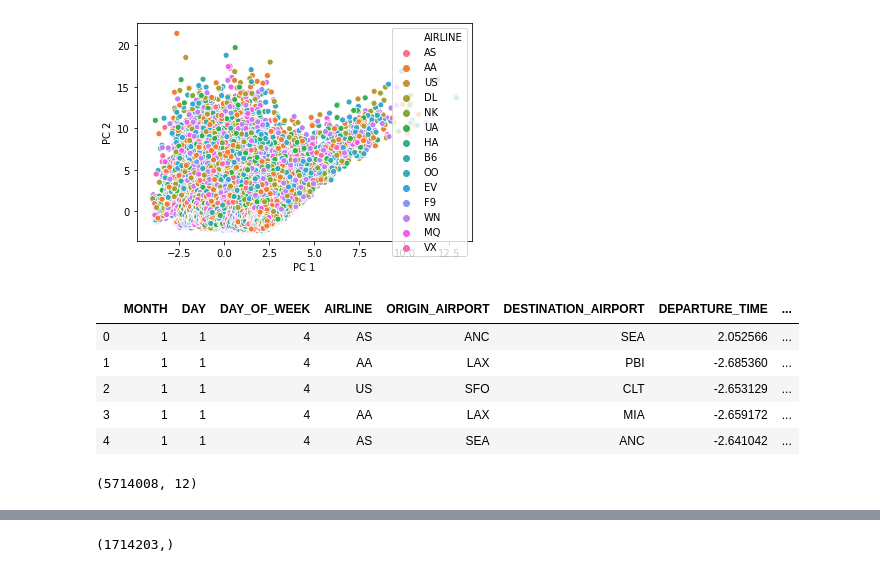
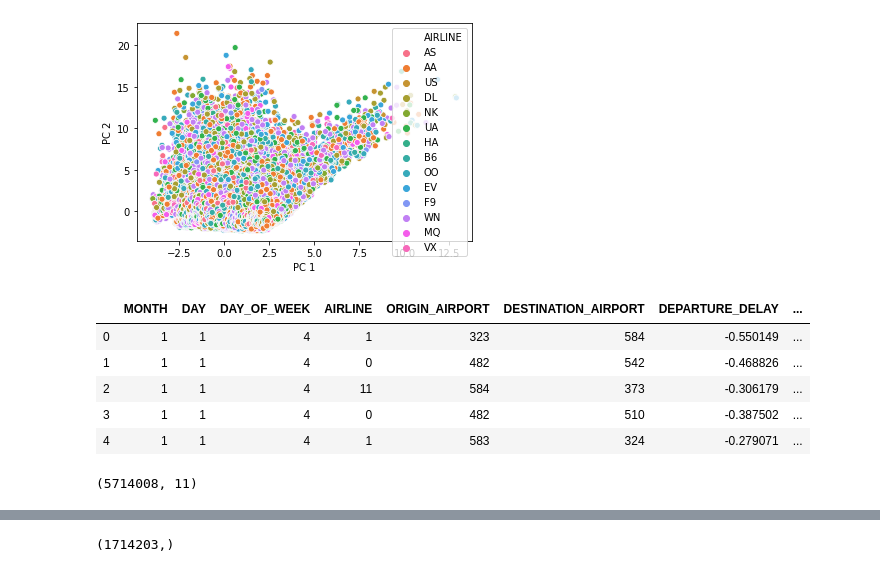
Before and after one commit to afarboledac/CRP_FLIGHT_DELAYS_ANALYSIS, a Jupyter notebook: TrabajoFinal.ipynb, the cells around one changed output, grey strips where cells are left out. Cells and saved outputs as stored; diff of their text form; code cells hidden in the pictures.

```diff
--- a/TrabajoFinal.ipynb
+++ b/TrabajoFinal.ipynb
@@ -145,7 +145,7 @@ plt.show()
 # %%
 flight = flight.drop(
     ['WHEELS_OFF', 'SCHEDULED_DEPARTURE', 'WHEELS_ON', 'SCHEDULED_TIME',
-     'ELAPSED_TIME', 'AIR_TIME','ARRIVAL_TIME'],
+     'ELAPSED_TIME', 'AIR_TIME','ARRIVAL_TIME', 'DEPARTURE_TIME'],
     axis=1)
 # %%
 axis = plt.subplots(figsize=(20, 14))
@@ -192,6 +191,6 @@ flight_encoder_nostd
 5714008 rows × 8 columns
 # %%
 ##Separación de las variables a estandarizar
-flight_encoder_std= flight[['DEPARTURE_TIME','DEPARTURE_DELAY','TAXI_OUT','DISTANCE','TAXI_IN','SCHEDULED_ARRIVAL']]
+flight_encoder_std= flight[['DEPARTURE_DELAY','TAXI_OUT','DISTANCE','TAXI_IN','SCHEDULED_ARRIVAL']]
 flight_encoder_std
 # %% [output]
@@ -226,5 +225,5 @@ print(flight_std )
 # %%
 ##LLevamos los datos estandarizados a un data frame
-flight_std= pd.DataFrame(flight_std, columns=['DEPARTURE_TIME', 'DEPARTURE_DELAY', 'TAXI_OUT', 'DISTANCE','TAXI_IN','SCHEDULED_ARRIVAL'])
+flight_std= pd.DataFrame(flight_std, columns=['DEPARTURE_DELAY', 'TAXI_OUT', 'DISTANCE','TAXI_IN','SCHEDULED_ARRIVAL'])
 flight_std
 # %% [output]
@@ -330,24 +329,24 @@ plt.show()
 # %% [output]
 [figure]
 # %%
-##Se eliminan las variables sin variación
-flight_encoder_nostd  = flight_encoder_nostd .drop(
-    ['DIVERTED', 'CANCELLED', 'PC 1', 'PC 2'],
+##Se eliminan las variables sin variación y las estandarizadas
+flight_encoder  = flight_encoder.drop(
+    ['DEPARTURE_DELAY', 'TAXI_OUT', 'DISTANCE','TAXI_IN','SCHEDULED_ARRIVAL'],
     axis=1)
 # %%
-flight_complete=pd.concat([flight_encoder_nostd.reset_index(drop=True), flight_std.reset_index(drop=True)], axis=1)
+flight_complete=pd.concat([flight_encoder.reset_index(drop=True), flight_std.reset_index(drop=True)], axis=1)
 flight_complete.head()
 # %% [output]
-|  | MONTH | DAY | DAY_OF_WEEK | AIRLINE | ORIGIN_AIRPORT | DESTINATION_AIRPORT | DEPARTURE_TIME | ... |
-| 0 | 1 | 1 | 4 | AS | ANC | SEA | 2.052566 | ... |
-| 1 | 1 | 1 | 4 | AA | LAX | PBI | -2.685360 | ... |
-| 2 | 1 | 1 | 4 | US | SFO | CLT | -2.653129 | ... |
-| 3 | 1 | 1 | 4 | AA | LAX | MIA | -2.659172 | ... |
-| 4 | 1 | 1 | 4 | AS | SEA | ANC | -2.641042 | ... |
+|  | MONTH | DAY | DAY_OF_WEEK | AIRLINE | ORIGIN_AIRPORT | DESTINATION_AIRPORT | DEPARTURE_DELAY | ... |
+| 0 | 1 | 1 | 4 | 1 | 323 | 584 | -0.550149 | ... |
+| 1 | 1 | 1 | 4 | 0 | 482 | 542 | -0.468826 | ... |
+| 2 | 1 | 1 | 4 | 11 | 584 | 373 | -0.306179 | ... |
+| 3 | 1 | 1 | 4 | 0 | 482 | 510 | -0.387502 | ... |
+| 4 | 1 | 1 | 4 | 1 | 583 | 324 | -0.279071 | ... |
 # %%
 flight_complete.shape
 # %% [output]
-(5714008, 12)
+(5714008, 11)
 # %%
 # Particion de datos de entrenamiento y prueba
 from sklearn.model_selection import train_test_split
```
Also changed, not shown: parts of 10 cells of this notebook.
